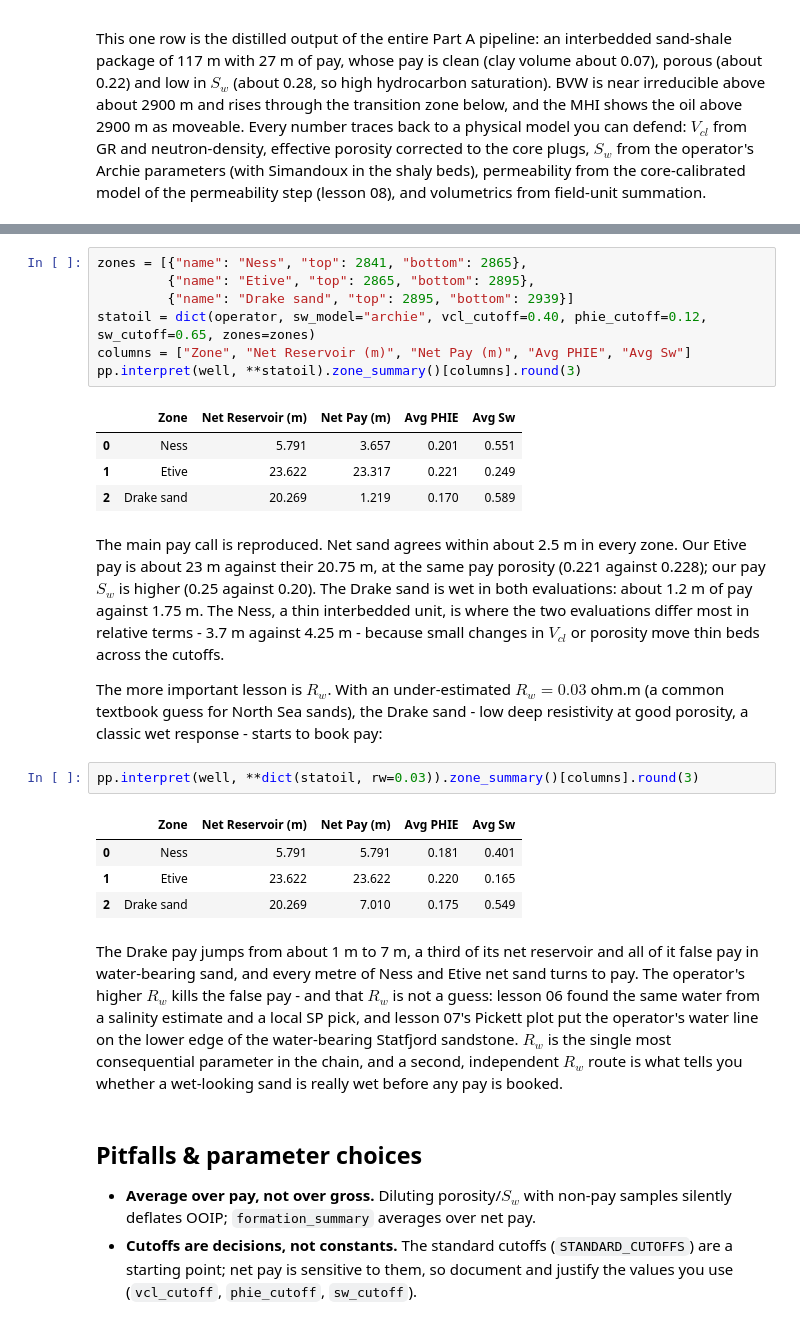
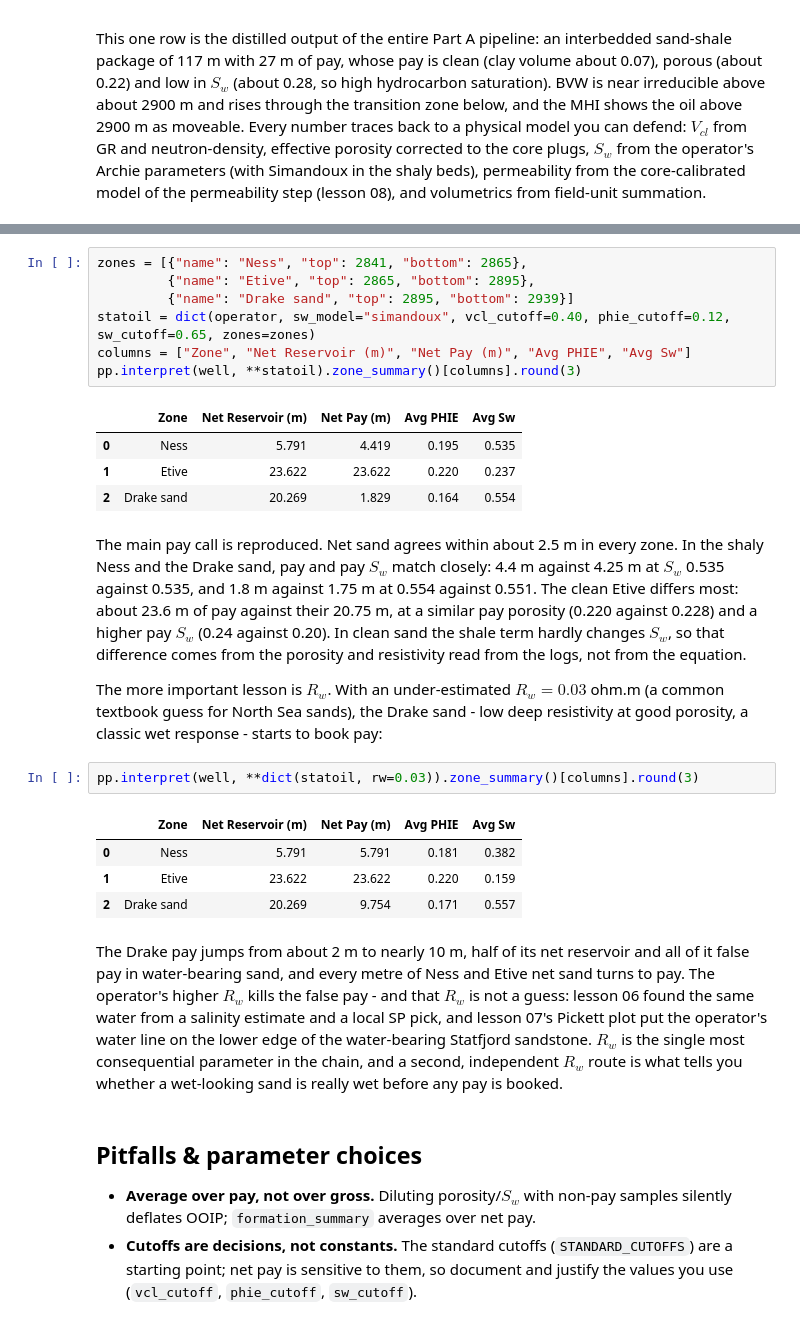
Before and after one commit to sambalshikhar/petrophys, a Jupyter notebook: examples/part_a_foundations/09_reservoir_quality_and_net_pay.ipynb, the cells around one changed output, grey strips where cells are left out. Cells and saved outputs as stored; diff of their text form.

```diff
--- a/examples/part_a_foundations/09_reservoir_quality_and_net_pay.ipynb
+++ b/examples/part_a_foundations/09_reservoir_quality_and_net_pay.ipynb
@@ -343,23 +351,23 @@ Replicating their evaluation is a matter of settings: their Archie parameters wi
 # %%
 zones = [{"name": "Ness", "top": 2841, "bottom": 2865},
          {"name": "Etive", "top": 2865, "bottom": 2895},
          {"name": "Drake sand", "top": 2895, "bottom": 2939}]
-statoil = dict(operator, sw_model="archie", vcl_cutoff=0.40, phie_cutoff=0.12, sw_cutoff=0.65, zones=zones)
+statoil = dict(operator, sw_model="simandoux", vcl_cutoff=0.40, phie_cutoff=0.12, sw_cutoff=0.65, zones=zones)
 columns = ["Zone", "Net Reservoir (m)", "Net Pay (m)", "Avg PHIE", "Avg Sw"]
 pp.interpret(well, **statoil).zone_summary()[columns].round(3)
 # %% [output]
 |  | Zone | Net Reservoir (m) | Net Pay (m) | Avg PHIE | Avg Sw |
-| 0 | Ness | 5.791 | 3.657 | 0.201 | 0.551 |
-| 1 | Etive | 23.622 | 23.317 | 0.221 | 0.249 |
-| 2 | Drake sand | 20.269 | 1.219 | 0.170 | 0.589 |
+| 0 | Ness | 5.791 | 4.419 | 0.195 | 0.535 |
+| 1 | Etive | 23.622 | 23.622 | 0.220 | 0.237 |
+| 2 | Drake sand | 20.269 | 1.829 | 0.164 | 0.554 |
 # %% [markdown]
 The main pay call is reproduced. Net sand agrees within about 2.5 m in every zone.
-Our Etive pay is about 23 m against their 20.75 m,
-at the same pay porosity (0.221 against 0.228); our pay $S_w$ is higher (0.25
-against 0.20). The Drake sand is wet in both evaluations: about 1.2 m of pay against
-1.75 m. The Ness, a thin interbedded unit, is where the two evaluations differ most
-in relative terms - 3.7 m against 4.25 m - because small changes in $V_{cl}$ or
-porosity move thin beds across the cutoffs.
+In the shaly Ness and the Drake sand, pay and pay $S_w$ match closely: 4.4 m against
+4.25 m at $S_w$ 0.535 against 0.535, and 1.8 m against 1.75 m at 0.554 against 0.551.
+The clean Etive differs most: about 23.6 m of pay against their 20.75 m, at a similar
+pay porosity (0.220 against 0.228) and a higher pay $S_w$ (0.24 against 0.20). In
+clean sand the shale term hardly changes $S_w$, so that difference comes from the
+porosity and resistivity read from the logs, not from the equation.
 
 The more important lesson is $R_w$. With an under-estimated $R_w = 0.03$ ohm.m (a
 common textbook guess for North Sea sands), the Drake sand - low deep resistivity at
@@ -368,12 +376,12 @@ good porosity, a classic wet response - starts to book pay:
 pp.interpret(well, **dict(statoil, rw=0.03)).zone_summary()[columns].round(3)
 # %% [output]
 |  | Zone | Net Reservoir (m) | Net Pay (m) | Avg PHIE | Avg Sw |
-| 0 | Ness | 5.791 | 5.791 | 0.181 | 0.401 |
-| 1 | Etive | 23.622 | 23.622 | 0.220 | 0.165 |
-| 2 | Drake sand | 20.269 | 7.010 | 0.175 | 0.549 |
+| 0 | Ness | 5.791 | 5.791 | 0.181 | 0.382 |
+| 1 | Etive | 23.622 | 23.622 | 0.220 | 0.159 |
+| 2 | Drake sand | 20.269 | 9.754 | 0.171 | 0.557 |
 # %% [markdown]
-The Drake pay jumps from about 1 m to 7 m, a third of its net reservoir and all of
-it false pay in water-bearing sand, and every metre of Ness and Etive net sand turns
+The Drake pay jumps from about 2 m to nearly 10 m, half of its net reservoir and all
+of it false pay in water-bearing sand, and every metre of Ness and Etive net sand turns
 to pay. The operator's higher $R_w$ kills the false pay - and that $R_w$ is not a
 guess: lesson 06 found the same water from a salinity estimate and a local SP pick,
 and lesson 07's Pickett plot put the operator's water line on the lower edge of the
```
Also changed, not shown: parts of 1 cell of this notebook, 20 other files.
